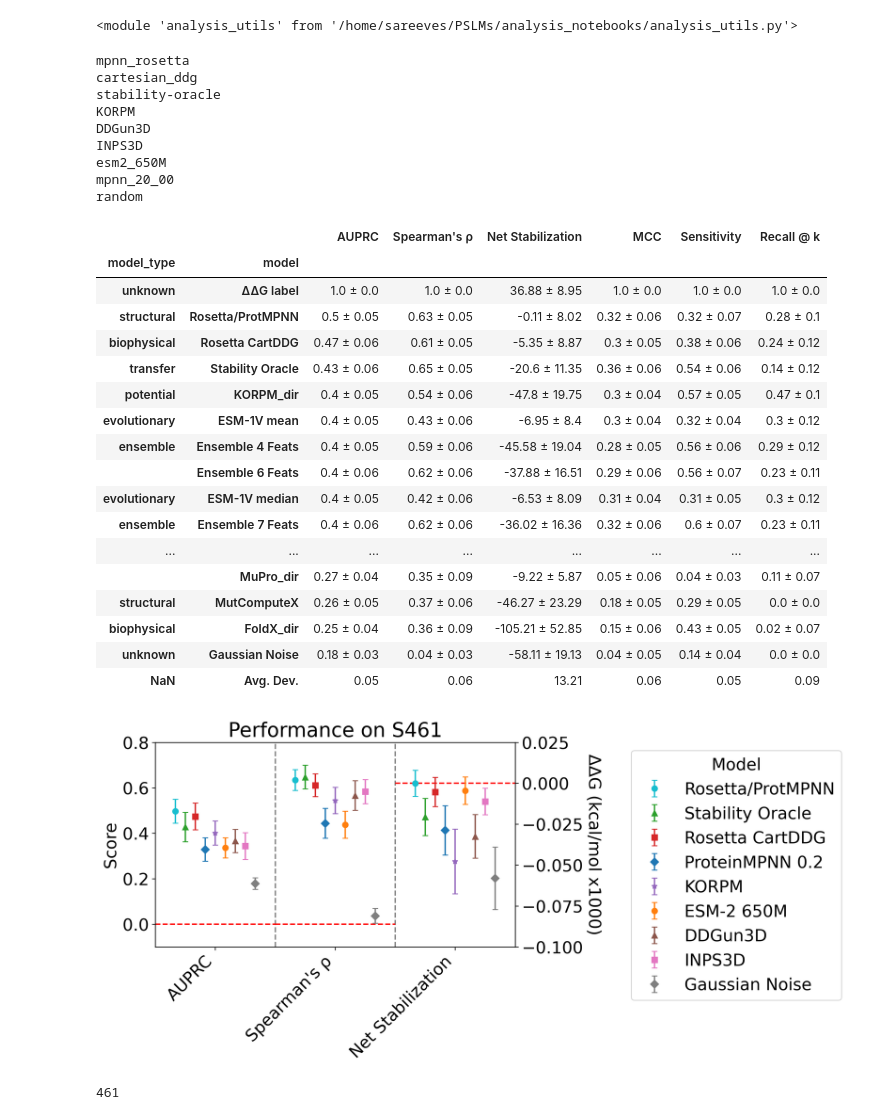
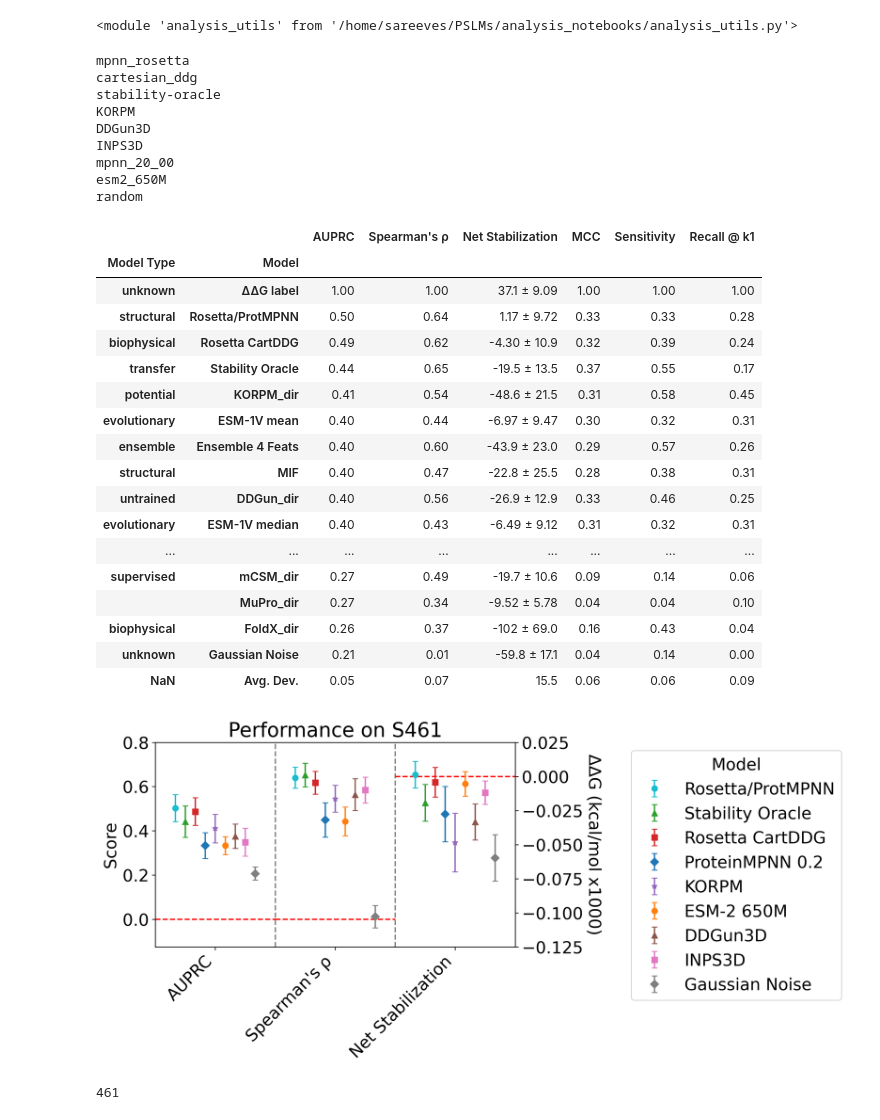
Before and after one commit to skalyaanamoorthy/PSLMs, a Jupyter notebook: analysis_notebooks/s461_analysis.ipynb, the cells around one changed output. Cells and saved outputs as stored; diff of their text form; code cells hidden in the pictures.

```diff
--- a/analysis_notebooks/s461_analysis.ipynb
+++ b/analysis_notebooks/s461_analysis.ipynb
@@ -193,55 +193,56 @@ s3 = s2.loc[s2['model'].isin(original_pred_cols_reduced + [
             'K1566_pslm_rfa_4_dir',
             'K1566_pslm_rfa_5_dir',
             'K1566_pslm_rfa_6_dir',
             'K1566_pslm_rfa_7_dir',
             'mpnn_rosetta_dir'])
             ].drop('measurement', axis=1)
 plot_cols = ['auprc', 'spearman','net_stabilization']
 plot_models = ['mpnn_rosetta', 'stability-oracle', 'cartesian_ddg', 'mpnn_20_00', 'KORPM', 'esm2_650M', 'DDGun3D', 'INPS3D', 'random']
 plot_title = 'S461'
-y_lim = (-0.1, 0.8)
-right_y_lim = (-.1, .025)
+y_lim = (-0.125, 0.8)
+right_y_lim = (-.125, .025)
 table_cols = ['auprc', 'spearman','net_stabilization', 'MCC', 'sensitivity', 'recall@k1.0']
 saveloc = '../data/extended/s461_extended_bootstrapped_formatted.csv'
 analysis_utils.bootstrap_table(s3,
                 plot_cols,
                 plot_models,
                 plot_title,
                 y_lim,
                 right_y_lim,
                 table_cols,
-                var_cols='net_stabilization',
+                var_cols=['net_stabilization'],
                 sort_col='auprc',
                 saveloc=saveloc)
+#out
 # %% [output]
 mpnn_rosetta
 cartesian_ddg
 stability-oracle
 KORPM
 DDGun3D
 INPS3D
+mpnn_20_00
 esm2_650M
-mpnn_20_00
 random
-|  |  | AUPRC | Spearman's ρ | Net Stabilization | MCC | Sensitivity | Recall @ k |
-| model_type | model |  |  |  |  |  |  |
-| unknown | ΔΔG label | 1.0 ± 0.0 | 1.0 ± 0.0 | 36.88 ± 8.95 | 1.0 ± 0.0 | 1.0 ± 0.0 | 1.0 ± 0.0 |
-| structural | Rosetta/ProtMPNN | 0.5 ± 0.05 | 0.63 ± 0.05 | -0.11 ± 8.02 | 0.32 ± 0.06 | 0.32 ± 0.07 | 0.28 ± 0.1 |
-| biophysical | Rosetta CartDDG | 0.47 ± 0.06 | 0.61 ± 0.05 | -5.35 ± 8.87 | 0.3 ± 0.05 | 0.38 ± 0.06 | 0.24 ± 0.12 |
-| transfer | Stability Oracle | 0.43 ± 0.06 | 0.65 ± 0.05 | -20.6 ± 11.35 | 0.36 ± 0.06 | 0.54 ± 0.06 | 0.14 ± 0.12 |
-| potential | KORPM_dir | 0.4 ± 0.05 | 0.54 ± 0.06 | -47.8 ± 19.75 | 0.3 ± 0.04 | 0.57 ± 0.05 | 0.47 ± 0.1 |
-| evolutionary | ESM-1V mean | 0.4 ± 0.05 | 0.43 ± 0.06 | -6.95 ± 8.4 | 0.3 ± 0.04 | 0.32 ± 0.04 | 0.3 ± 0.12 |
-| ensemble | Ensemble 4 Feats | 0.4 ± 0.05 | 0.59 ± 0.06 | -45.58 ± 19.04 | 0.28 ± 0.05 | 0.56 ± 0.06 | 0.29 ± 0.12 |
-|  | Ensemble 6 Feats | 0.4 ± 0.06 | 0.62 ± 0.06 | -37.88 ± 16.51 | 0.29 ± 0.06 | 0.56 ± 0.07 | 0.23 ± 0.11 |
-| evolutionary | ESM-1V median | 0.4 ± 0.05 | 0.42 ± 0.06 | -6.53 ± 8.09 | 0.31 ± 0.04 | 0.31 ± 0.05 | 0.3 ± 0.12 |
-| ensemble | Ensemble 7 Feats | 0.4 ± 0.06 | 0.62 ± 0.06 | -36.02 ± 16.36 | 0.32 ± 0.06 | 0.6 ± 0.07 | 0.23 ± 0.11 |
+|  |  | AUPRC | Spearman's ρ | Net Stabilization | MCC | Sensitivity | Recall @ k1 |
+| Model Type | Model |  |  |  |  |  |  |
+| unknown | ΔΔG label | 1.00 | 1.00 | 37.1 ± 9.09 | 1.00 | 1.00 | 1.00 |
+| structural | Rosetta/ProtMPNN | 0.50 | 0.64 | 1.17 ± 9.72 | 0.33 | 0.33 | 0.28 |
+| biophysical | Rosetta CartDDG | 0.49 | 0.62 | -4.30 ± 10.9 | 0.32 | 0.39 | 0.24 |
+| transfer | Stability Oracle | 0.44 | 0.65 | -19.5 ± 13.5 | 0.37 | 0.55 | 0.17 |
+| potential | KORPM_dir | 0.41 | 0.54 | -48.6 ± 21.5 | 0.31 | 0.58 | 0.45 |
+| evolutionary | ESM-1V mean | 0.40 | 0.44 | -6.97 ± 9.47 | 0.30 | 0.32 | 0.31 |
+| ensemble | Ensemble 4 Feats | 0.40 | 0.60 | -43.9 ± 23.0 | 0.29 | 0.57 | 0.26 |
+| structural | MIF | 0.40 | 0.47 | -22.8 ± 25.5 | 0.28 | 0.38 | 0.31 |
+| untrained | DDGun_dir | 0.40 | 0.56 | -26.9 ± 12.9 | 0.33 | 0.46 | 0.25 |
+| evolutionary | ESM-1V median | 0.40 | 0.43 | -6.49 ± 9.12 | 0.31 | 0.32 | 0.31 |
 | ... | ... | ... | ... | ... | ... | ... | ... |
-|  | MuPro_dir | 0.27 ± 0.04 | 0.35 ± 0.09 | -9.22 ± 5.87 | 0.05 ± 0.06 | 0.04 ± 0.03 | 0.11 ± 0.07 |
-| structural | MutComputeX | 0.26 ± 0.05 | 0.37 ± 0.06 | -46.27 ± 23.29 | 0.18 ± 0.05 | 0.29 ± 0.05 | 0.0 ± 0.0 |
-| biophysical | FoldX_dir | 0.25 ± 0.04 | 0.36 ± 0.09 | -105.21 ± 52.85 | 0.15 ± 0.06 | 0.43 ± 0.05 | 0.02 ± 0.07 |
-| unknown | Gaussian Noise | 0.18 ± 0.03 | 0.04 ± 0.03 | -58.11 ± 19.13 | 0.04 ± 0.05 | 0.14 ± 0.04 | 0.0 ± 0.0 |
-| NaN | Avg. Dev. | 0.05 | 0.06 | 13.21 | 0.06 | 0.05 | 0.09 |
+| supervised | mCSM_dir | 0.27 | 0.49 | -19.7 ± 10.6 | 0.09 | 0.14 | 0.06 |
+|  | MuPro_dir | 0.27 | 0.34 | -9.52 ± 5.78 | 0.04 | 0.04 | 0.10 |
+| biophysical | FoldX_dir | 0.26 | 0.37 | -102 ± 69.0 | 0.16 | 0.43 | 0.04 |
+| unknown | Gaussian Noise | 0.21 | 0.01 | -59.8 ± 17.1 | 0.04 | 0.14 | 0.00 |
+| NaN | Avg. Dev. | 0.05 | 0.07 | 15.5 | 0.06 | 0.06 | 0.09 |
-[figure, old version]
+[figure, new version]
 # %%
 zs_feats = ['delta_kdh', 'delta_vol', 'rel_ASA']
 
```
Also changed, not shown: parts of 3 cells of this notebook, 5 other files.
